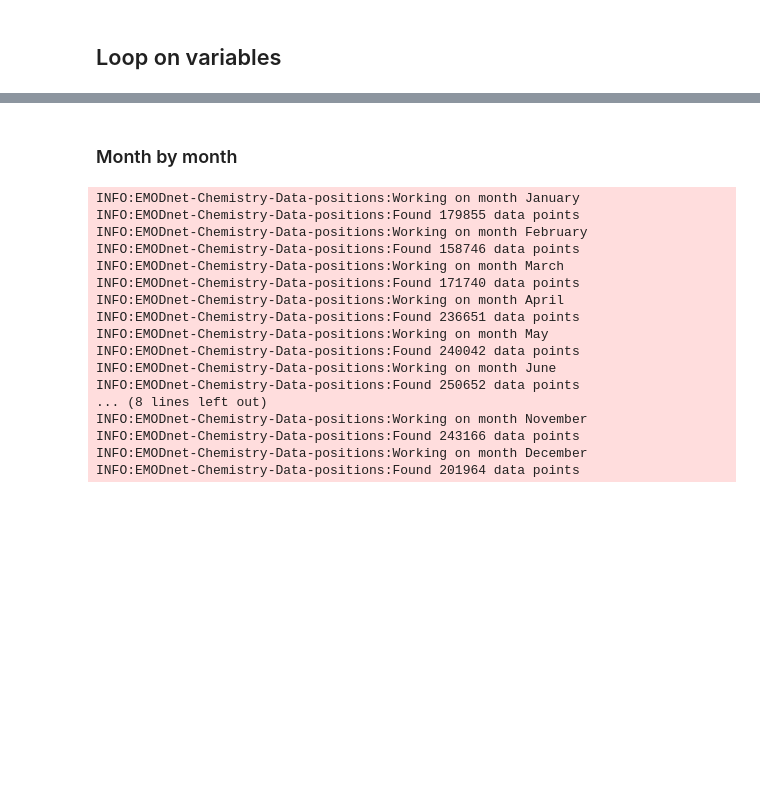
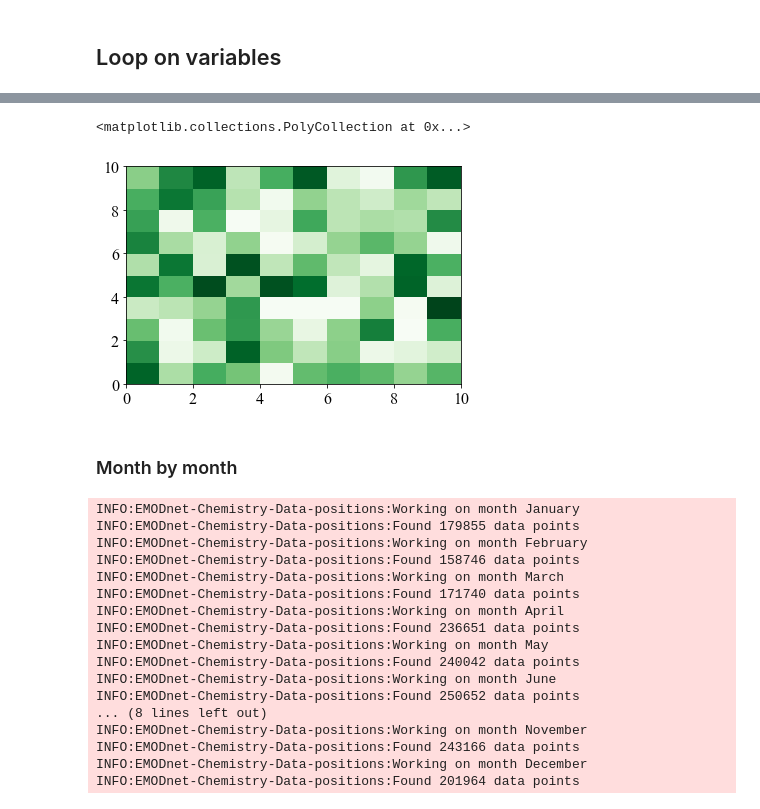
Before and after one commit to gher-uliege/EMODnet-Chemistry, a Jupyter notebook: python/plot_data_positions.ipynb, the cells around one changed output, grey strips where cells are left out. Drawn from its saved outputs; the diff is of its cells as text; code cells hidden in the pictures; blank space fills up the shorter version.

```diff
--- a/python/plot_data_positions.ipynb
+++ b/python/plot_data_positions.ipynb
@@ -130,3 +86,9 @@ INFO:EMODnet-Chemistry-Data-positions:Working on 10 files
+# %%
+aa = np.random.rand(10, 10)
+plt.pcolor(aa, cmap=plt.cm.Greens_r)
+# %% [output]
+<matplotlib.collections.PolyCollection at 0x...>
+[figure, added]
 # %% [markdown]
 ### Month by month
 # %%
```
Also changed, not shown: parts of 6 cells of this notebook, 1 other file.
